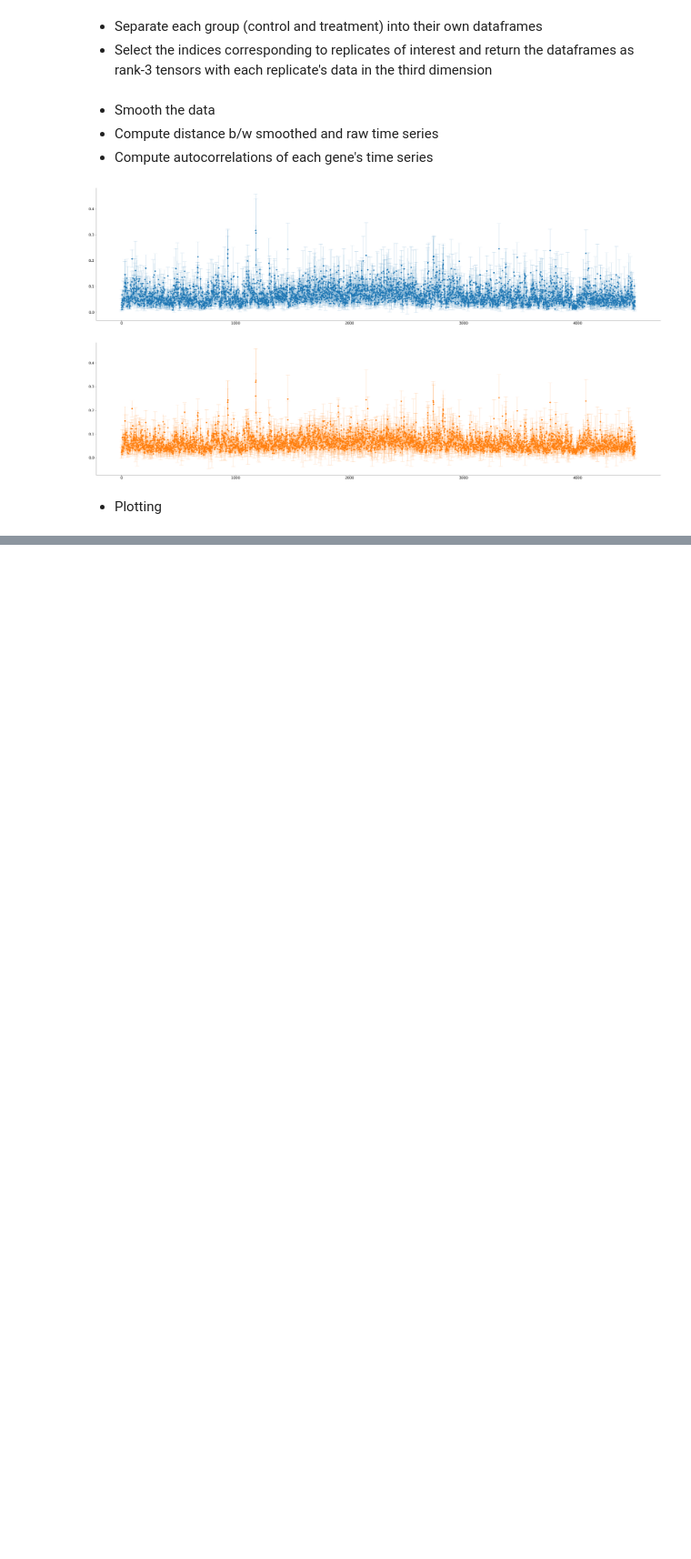
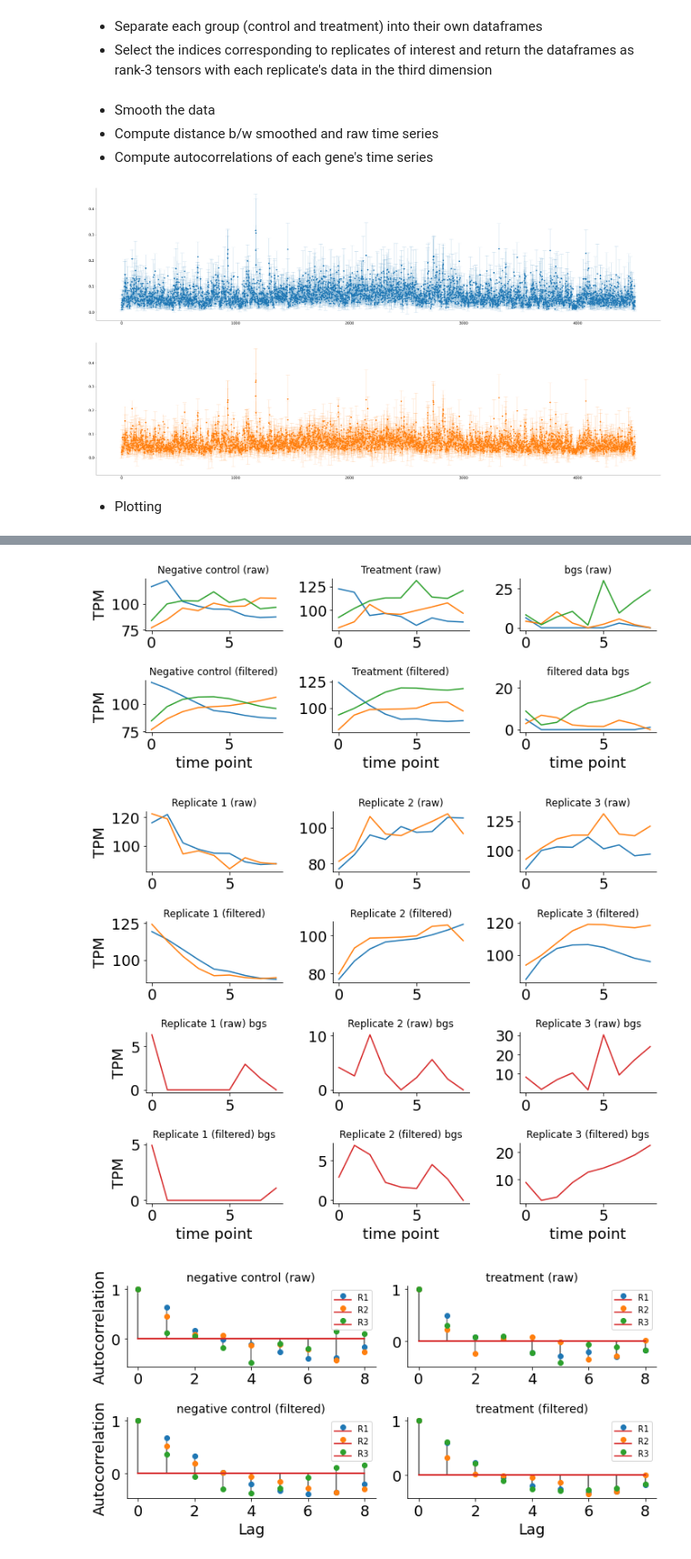
Before and after one commit to AqibHasnain/optimal_sensors, a Jupyter notebook: preprocess.ipynb, the cells around one changed output, grey strips where cells are left out. Shown at 91% size. Cells and saved outputs as stored; diff of their text form; code cells hidden in the pictures; blank space fills up the shorter version.

```diff
--- a/preprocess.ipynb
+++ b/preprocess.ipynb
@@ -272,0 +282,8 @@ plot_series(data_c,data_t,data_c_smooth,data_t_smooth,data_bs,data_bs_smooth,gen
+# %%
+# plot a random non-noisy gene
+k = random.choice(keepers_acorr)
+plot_single_series(data_c,data_t,data_c_smooth,data_t_smooth,data_bs,data_bs_smooth,geneidx=k)
+# %% [output]
+[figure, added]
+[figure, added]
+[figure, added]
```
Also changed, not shown: parts of 7 cells of this notebook, 9 other files.
